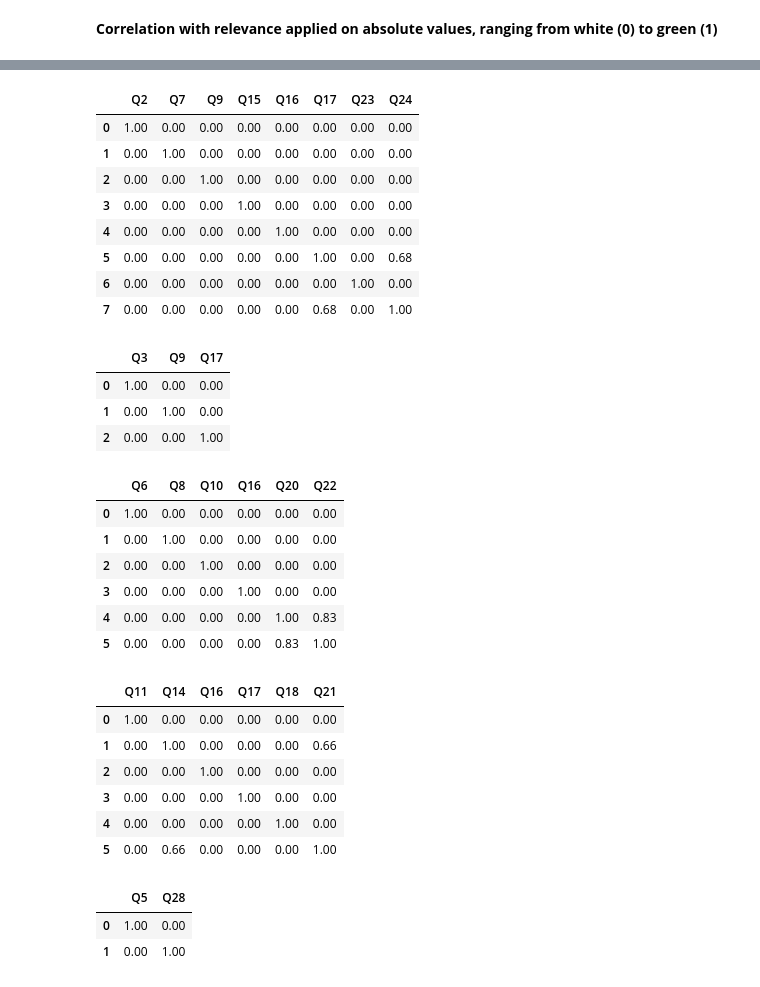
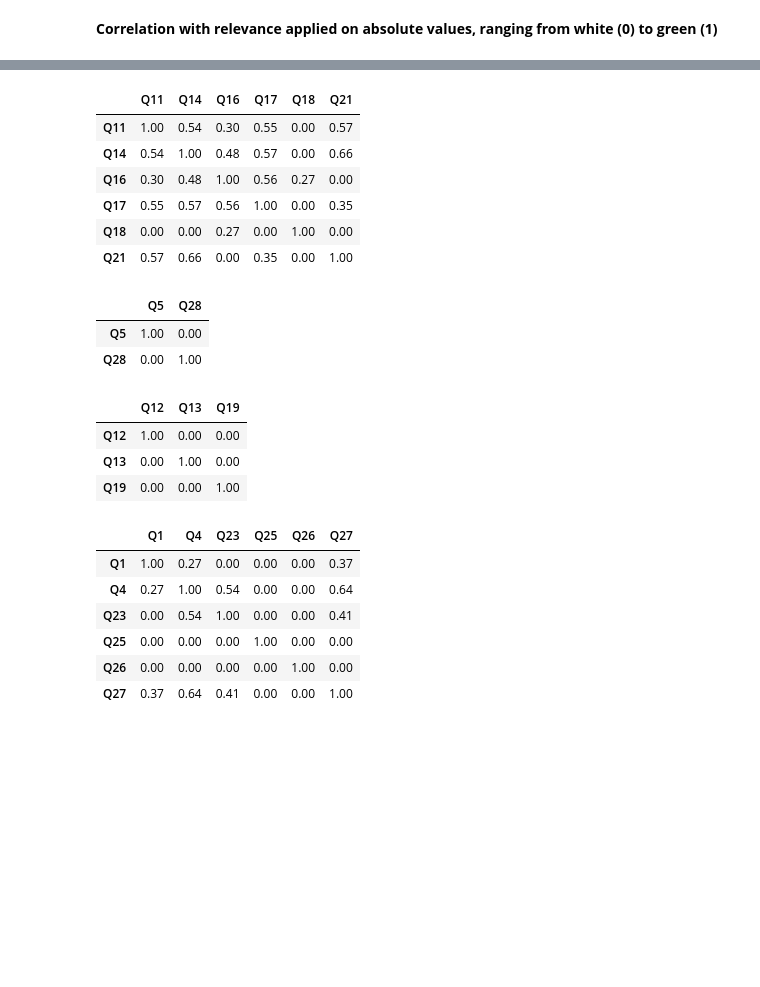
Before and after one commit to TorAP/AudioPydub, a Jupyter notebook: Other/KaraokeEXP/preliminaryTest.ipynb, the cells around one changed output, grey strips where cells are left out. Drawn from its saved outputs; the diff is of its cells as text; code cells hidden in the pictures; blank space fills up the shorter version.

```diff
--- a/Other/KaraokeEXP/preliminaryTest.ipynb
+++ b/Other/KaraokeEXP/preliminaryTest.ipynb
@@ -9,7 +9,7 @@ import matplotlib.pyplot as plt
 
 
 def relevant(s):
-    out = [abs(x) if abs(x) > 0.66 else 0 for x in s]
+    out = [abs(x) if abs(x) > 0.25 else 0 for x in s]
     return pd.Series(out)
 
 
@@ -71,45 +121,41 @@ catG = df[["Q1", "Q4", "Q23", "Q25", "Q26", "Q27"]]
+# %%
+corrD = catD.corr(method='spearman').apply(relevant)
+corrD.rename(index={0: 'Q11', 1: 'Q14',2:'Q16',3:'Q17',4:'Q18',5:'Q21'},inplace =True)
+corrD.style.background_gradient(cmap='Greens',axis=None).set_precision(2)
+# %% [output]
+|  | Q11 | Q14 | Q16 | Q17 | Q18 | Q21 |
+| Q11 | 1.00 | 0.54 | 0.30 | 0.55 | 0.00 | 0.57 |
+| Q14 | 0.54 | 1.00 | 0.48 | 0.57 | 0.00 | 0.66 |
+| Q16 | 0.30 | 0.48 | 1.00 | 0.56 | 0.27 | 0.00 |
+| Q17 | 0.55 | 0.57 | 0.56 | 1.00 | 0.00 | 0.35 |
+| Q18 | 0.00 | 0.00 | 0.27 | 0.00 | 1.00 | 0.00 |
+| Q21 | 0.57 | 0.66 | 0.00 | 0.35 | 0.00 | 1.00 |
 # %%
-catA.corr(method='spearman').apply(relevant).style.background_gradient(cmap='Greens', axis=None).set_precision(2)
+corrE = catE.corr(method='spearman').apply(relevant)
+corrE.rename(index={0: 'Q5', 1: 'Q28'},inplace =True)
+corrE.style.background_gradient(cmap='Greens',axis=None).set_precision(2)
 # %% [output]
-|  | Q2 | Q7 | Q9 | Q15 | Q16 | Q17 | Q23 | Q24 |
-| 0 | 1.00 | 0.00 | 0.00 | 0.00 | 0.00 | 0.00 | 0.00 | 0.00 |
-| 1 | 0.00 | 1.00 | 0.00 | 0.00 | 0.00 | 0.00 | 0.00 | 0.00 |
-| 2 | 0.00 | 0.00 | 1.00 | 0.00 | 0.00 | 0.00 | 0.00 | 0.00 |
-| 3 | 0.00 | 0.00 | 0.00 | 1.00 | 0.00 | 0.00 | 0.00 | 0.00 |
-| 4 | 0.00 | 0.00 | 0.00 | 0.00 | 1.00 | 0.00 | 0.00 | 0.00 |
-| 5 | 0.00 | 0.00 | 0.00 | 0.00 | 0.00 | 1.00 | 0.00 | 0.68 |
-| 6 | 0.00 | 0.00 | 0.00 | 0.00 | 0.00 | 0.00 | 1.00 | 0.00 |
-| 7 | 0.00 | 0.00 | 0.00 | 0.00 | 0.00 | 0.68 | 0.00 | 1.00 |
+|  | Q5 | Q28 |
+| Q5 | 1.00 | 0.00 |
+| Q28 | 0.00 | 1.00 |
 # %%
-catB.corr(method='spearman').apply(relevant).style.background_gradient(cmap='Greens', axis=None).set_precision(2)
+corrF = catF.corr(method='spearman').apply(relevant)
+corrF.rename(index={0: 'Q12', 1: 'Q13',2:'Q19'},inplace =True)
+corrF.style.background_gradient(cmap='Greens',axis=None).set_precision(2)
 # %% [output]
-|  | Q3 | Q9 | Q17 |
-| 0 | 1.00 | 0.00 | 0.00 |
-| 1 | 0.00 | 1.00 | 0.00 |
-| 2 | 0.00 | 0.00 | 1.00 |
+|  | Q12 | Q13 | Q19 |
+| Q12 | 1.00 | 0.00 | 0.00 |
+| Q13 | 0.00 | 1.00 | 0.00 |
+| Q19 | 0.00 | 0.00 | 1.00 |
 # %%
-catC.corr(method='spearman').apply(relevant).style.background_gradient(cmap='Greens', axis=None).set_precision(2)
+corrG = catG.corr(method='spearman').apply(relevant)
+corrG.rename(index={0: 'Q1', 1: 'Q4',2:'Q23',3:'Q25',4:'Q26',5:'Q27'},inplace =True)
+corrG.style.background_gradient(cmap='Greens',axis=None).set_precision(2)
 # %% [output]
-|  | Q6 | Q8 | Q10 | Q16 | Q20 | Q22 |
-| 0 | 1.00 | 0.00 | 0.00 | 0.00 | 0.00 | 0.00 |
-| 1 | 0.00 | 1.00 | 0.00 | 0.00 | 0.00 | 0.00 |
-| 2 | 0.00 | 0.00 | 1.00 | 0.00 | 0.00 | 0.00 |
-| 3 | 0.00 | 0.00 | 0.00 | 1.00 | 0.00 | 0.00 |
-| 4 | 0.00 | 0.00 | 0.00 | 0.00 | 1.00 | 0.83 |
-| 5 | 0.00 | 0.00 | 0.00 | 0.00 | 0.83 | 1.00 |
+|  | Q1 | Q4 | Q23 | Q25 | Q26 | Q27 |
+| Q1 | 1.00 | 0.27 | 0.00 | 0.00 | 0.00 | 0.37 |
+| Q4 | 0.27 | 1.00 | 0.54 | 0.00 | 0.00 | 0.64 |
+| Q23 | 0.00 | 0.54 | 1.00 | 0.00 | 0.00 | 0.41 |
+| Q25 | 0.00 | 0.00 | 0.00 | 1.00 | 0.00 | 0.00 |
+| Q26 | 0.00 | 0.00 | 0.00 | 0.00 | 1.00 | 0.00 |
+| Q27 | 0.37 | 0.64 | 0.41 | 0.00 | 0.00 | 1.00 |
-# %%
-catD.corr(method='spearman').apply(relevant).style.background_gradient(cmap='Greens', axis=None).set_precision(2)
-# %% [output]
-|  | Q11 | Q14 | Q16 | Q17 | Q18 | Q21 |
-| 0 | 1.00 | 0.00 | 0.00 | 0.00 | 0.00 | 0.00 |
-| 1 | 0.00 | 1.00 | 0.00 | 0.00 | 0.00 | 0.66 |
-| 2 | 0.00 | 0.00 | 1.00 | 0.00 | 0.00 | 0.00 |
-| 3 | 0.00 | 0.00 | 0.00 | 1.00 | 0.00 | 0.00 |
-| 4 | 0.00 | 0.00 | 0.00 | 0.00 | 1.00 | 0.00 |
-| 5 | 0.00 | 0.66 | 0.00 | 0.00 | 0.00 | 1.00 |
-# %%
-catE.corr(method='spearman').apply(relevant).style.background_gradient(cmap='Greens', axis=None).set_precision(2)
-# %% [output]
-|  | Q5 | Q28 |
-| 0 | 1.00 | 0.00 |
-| 1 | 0.00 | 1.00 |
```
Also changed, not shown: parts of 14 cells of this notebook, 2 other files.
